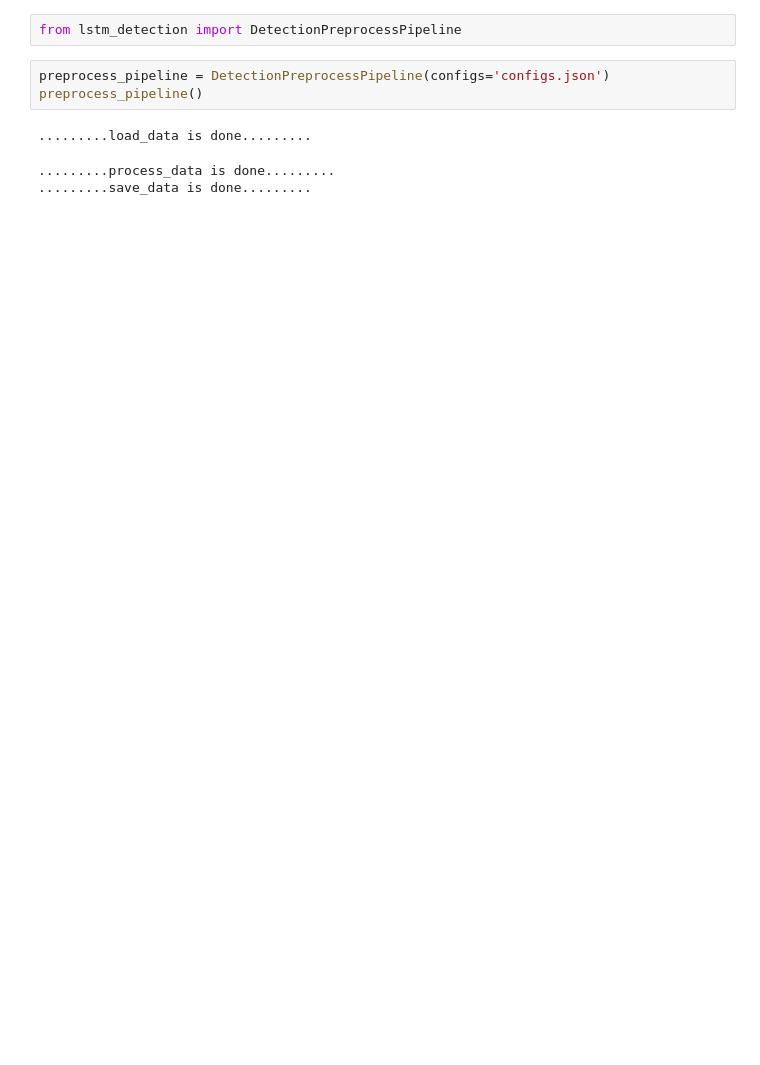
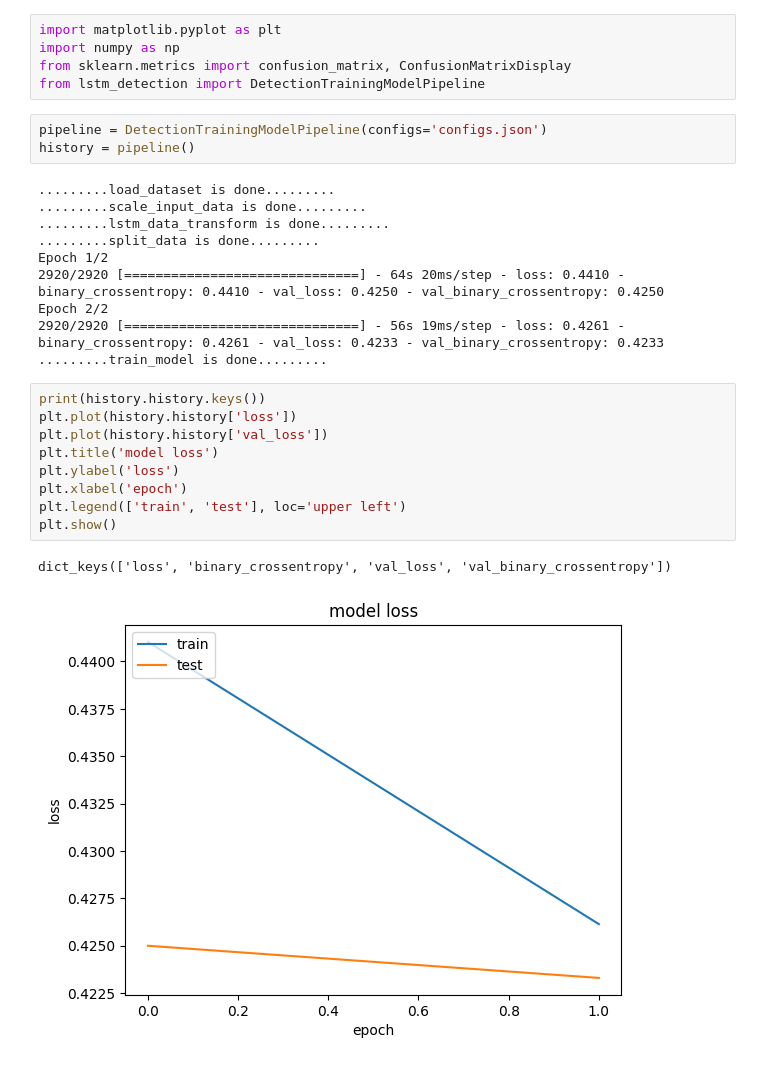
Before and after one commit to JesusDBS/TEG, a Jupyter notebook: detection/notebook.ipynb, the cells around one changed output. Drawn from its saved outputs; the diff is of its cells as text; blank space fills up the shorter version.

Commit message:
[ADD] learning curve graphics

```diff
--- a/detection/notebook.ipynb
+++ b/detection/notebook.ipynb
@@ -1,9 +1,30 @@
-# %%
-from lstm_detection import DetectionPreprocessPipeline
+# %%
+import matplotlib.pyplot as plt
+import numpy as np
+from sklearn.metrics import confusion_matrix, ConfusionMatrixDisplay
+from lstm_detection import DetectionTrainingModelPipeline
 # %%
-preprocess_pipeline = DetectionPreprocessPipeline(configs='configs.json')
-preprocess_pipeline()
+pipeline = DetectionTrainingModelPipeline(configs='configs.json')
+history = pipeline()
 # %% [output]
-.........load_data is done.........
+.........load_dataset is done.........
+.........scale_input_data is done.........
+.........lstm_data_transform is done.........
+.........split_data is done.........
+Epoch 1/2
+2920/2920 [==============================] - 64s 20ms/step - loss: 0.4410 - binary_crossentropy: 0.4410 - val_loss: 0.4250 - val_binary_crossentropy: 0.4250
+Epoch 2/2
+2920/2920 [==============================] - 56s 19ms/step - loss: 0.4261 - binary_crossentropy: 0.4261 - val_loss: 0.4233 - val_binary_crossentropy: 0.4233
+.........train_model is done.........
-.........process_data is done.........
-.........save_data is done.........
+# %%
+print(history.history.keys())
+plt.plot(history.history['loss'])
+plt.plot(history.history['val_loss'])
+plt.title('model loss')
+plt.ylabel('loss')
+plt.xlabel('epoch')
+plt.legend(['train', 'test'], loc='upper left')
+plt.show()
+# %% [output]
+dict_keys(['loss', 'binary_crossentropy', 'val_loss', 'val_binary_crossentropy'])
+[figure, added]
```
Also changed, not shown: parts of 3 cells of this notebook, 2 other files.
